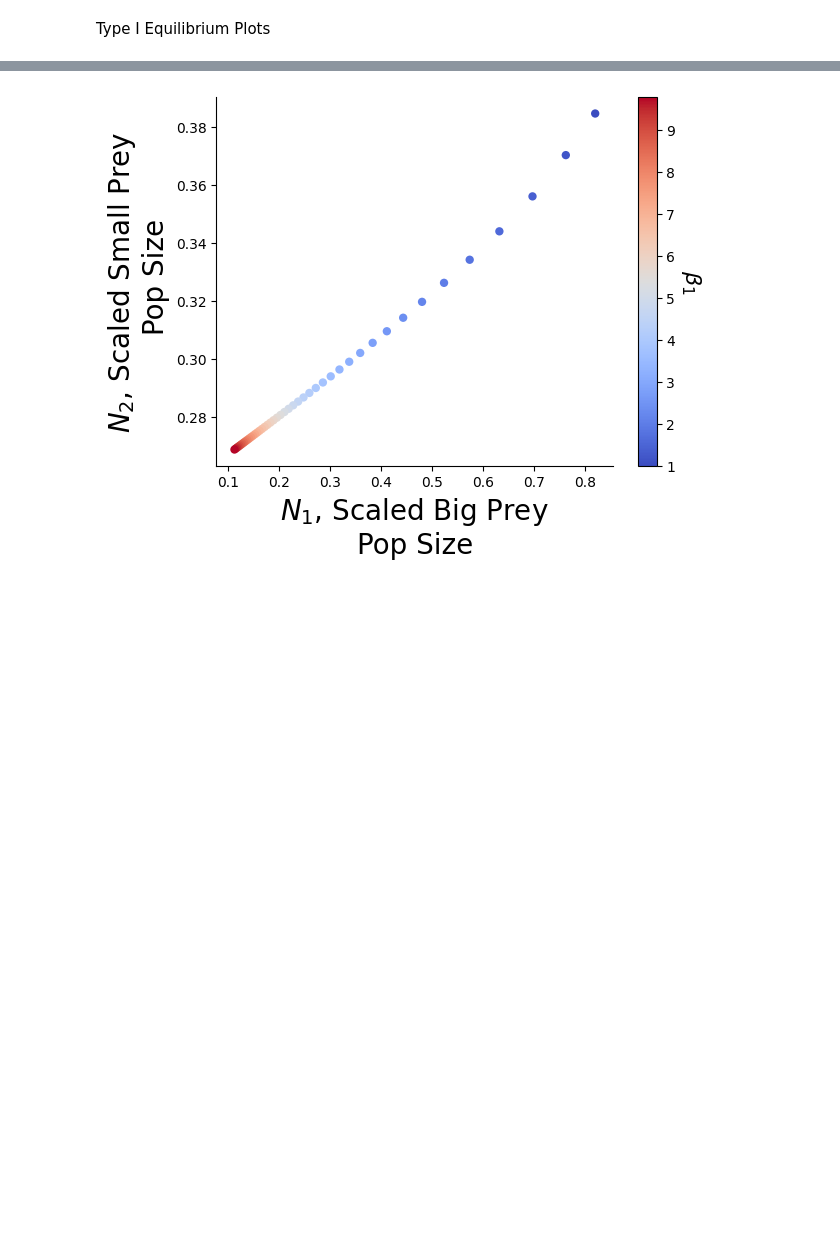
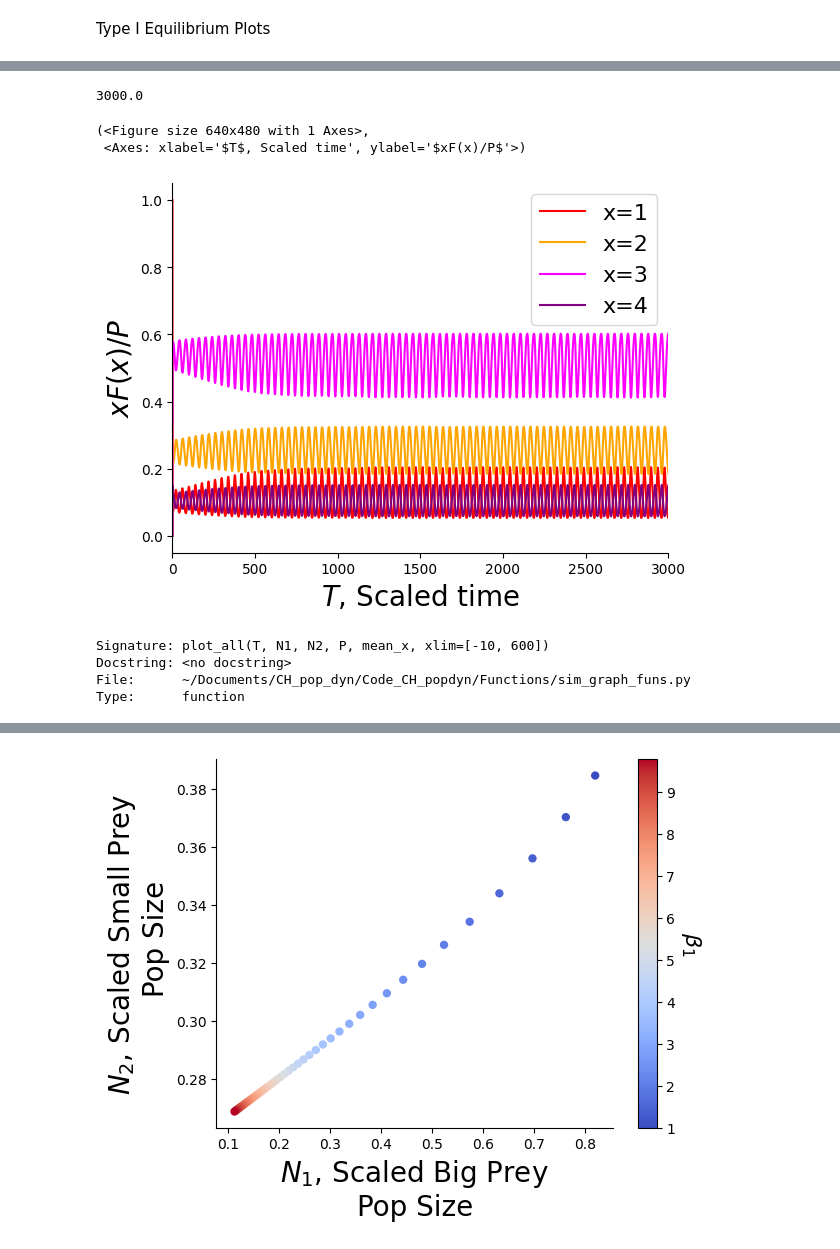
Before and after one commit to taliaborofsky/AdaptiveDynamics_CH_RS, a Jupyter notebook: TypeI_Eq_Plots.ipynb, the cells around one changed output, grey strips where cells are left out. Cells and saved outputs as stored; diff of their text form; code cells hidden in the pictures; blank space fills up the shorter version.

```diff
--- a/TypeI_Eq_Plots.ipynb
+++ b/TypeI_Eq_Plots.ipynb
@@ -19,10 +20,3 @@ params_base = dict(η1 = 0.2, η2 = 0.4, A1 = 0.5, β1 = 8, β2 = 1,
                   s1=2, s2=2, α2_fun_type = 'constant',
                   x_max = x_max, ξ = 2, d = 10,
                  Tx = .01, r = 0, γ = 0, pop_process = True)
-# %%
-initialstate = np.array([3,0.4, 0.5, 3, *np.zeros(9)])
-t_f = 1000
-params = params_base.copy()
-out2 = solve_ivp(full_model, [0, t_f], initialstate, method="LSODA",
-                args=(True,params))
-T,N1,N2,P,Fxvec, mean_x = get_results(out2, 10)
@@ -28,0 +41,15 @@ T,N1,N2,P,Fxvec, mean_x = get_results(out2, 10)
+# %%
+fig, ax = plt.subplots(1,1)
+plot_portion_x(fig, ax, out2, x_max=10, xlim = [-1,3000])
+# %% [output]
+3000.0
+(<Figure size 640x480 with 1 Axes>,
+ <Axes: xlabel='$T$, Scaled time', ylabel='$xF(x)/P$'>)
+[figure, added]
+# %%
+plot_all?
+# %% [output]
+Signature: plot_all(T, N1, N2, P, mean_x, xlim=[-10, 600])
+Docstring: <no docstring>
+File:      ~/Documents/CH_pop_dyn/Code_CH_popdyn/Functions/sim_graph_funs.py
+Type:      function
```
Also changed, not shown: parts of 4 cells of this notebook, 5 other files.
